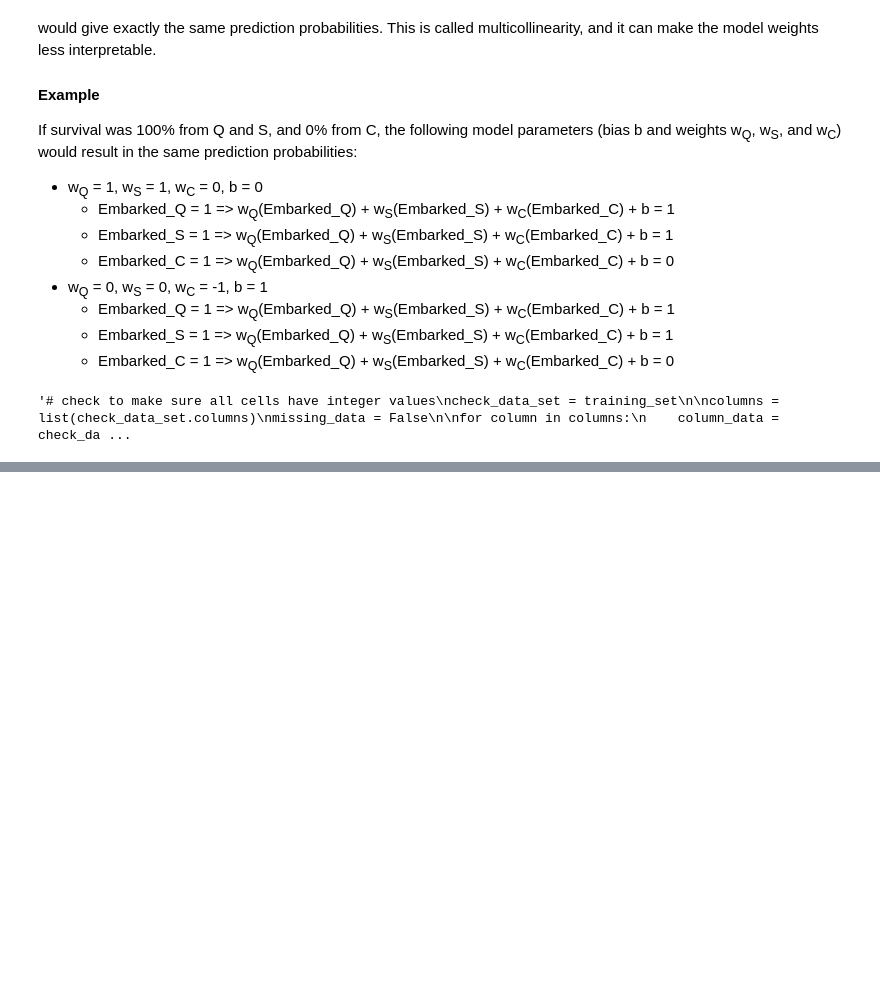
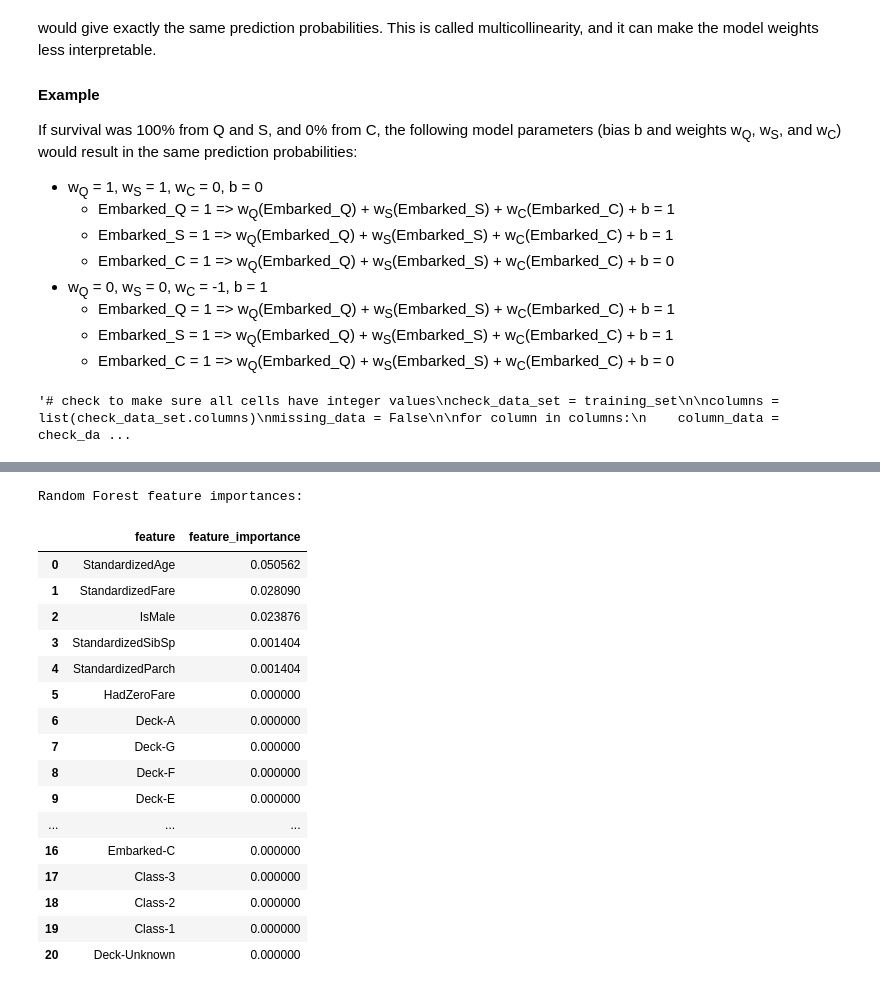
Before and after one commit to amihays/titanic, a Jupyter notebook: data_exploration.ipynb, the cells around one changed output, grey strips where cells are left out. Drawn from its saved outputs; the diff is of its cells as text; code cells hidden in the pictures; blank space fills up the shorter version.

```diff
--- a/data_exploration.ipynb
+++ b/data_exploration.ipynb
@@ -473,0 +574,22 @@ SGDClassifier ROC AUC: 0.7984028724584417
+# %%
+print('Random Forest feature importances:')
+drop_col_feat_imp(random_forest_model, training_set, training_labels, random_state = 20)
+# %% [output]
+Random Forest feature importances:
+|  | feature | feature_importance |
+| 0 | StandardizedAge | 0.050562 |
+| 1 | StandardizedFare | 0.028090 |
+| 2 | IsMale | 0.023876 |
+| 3 | StandardizedSibSp | 0.001404 |
+| 4 | StandardizedParch | 0.001404 |
+| 5 | HadZeroFare | 0.000000 |
+| 6 | Deck-A | 0.000000 |
+| 7 | Deck-G | 0.000000 |
+| 8 | Deck-F | 0.000000 |
+| 9 | Deck-E | 0.000000 |
+| ... | ... | ... |
+| 16 | Embarked-C | 0.000000 |
+| 17 | Class-3 | 0.000000 |
+| 18 | Class-2 | 0.000000 |
+| 19 | Class-1 | 0.000000 |
+| 20 | Deck-Unknown | 0.000000 |
```
Also changed, not shown: parts of 15 cells of this notebook.
